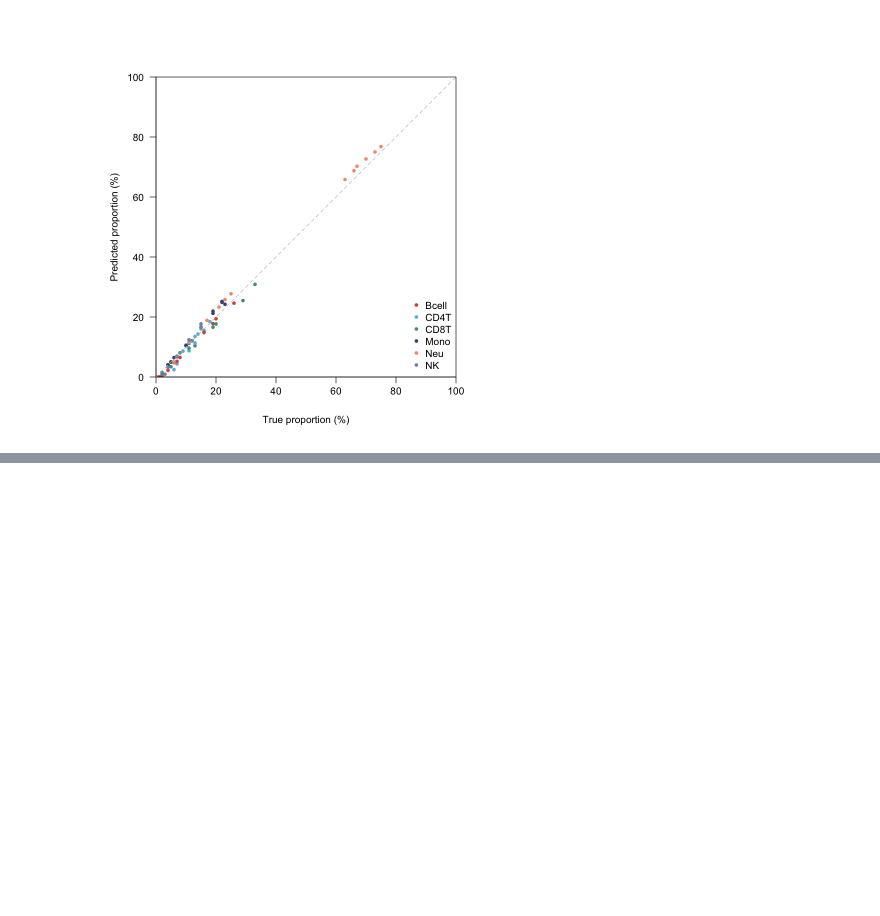
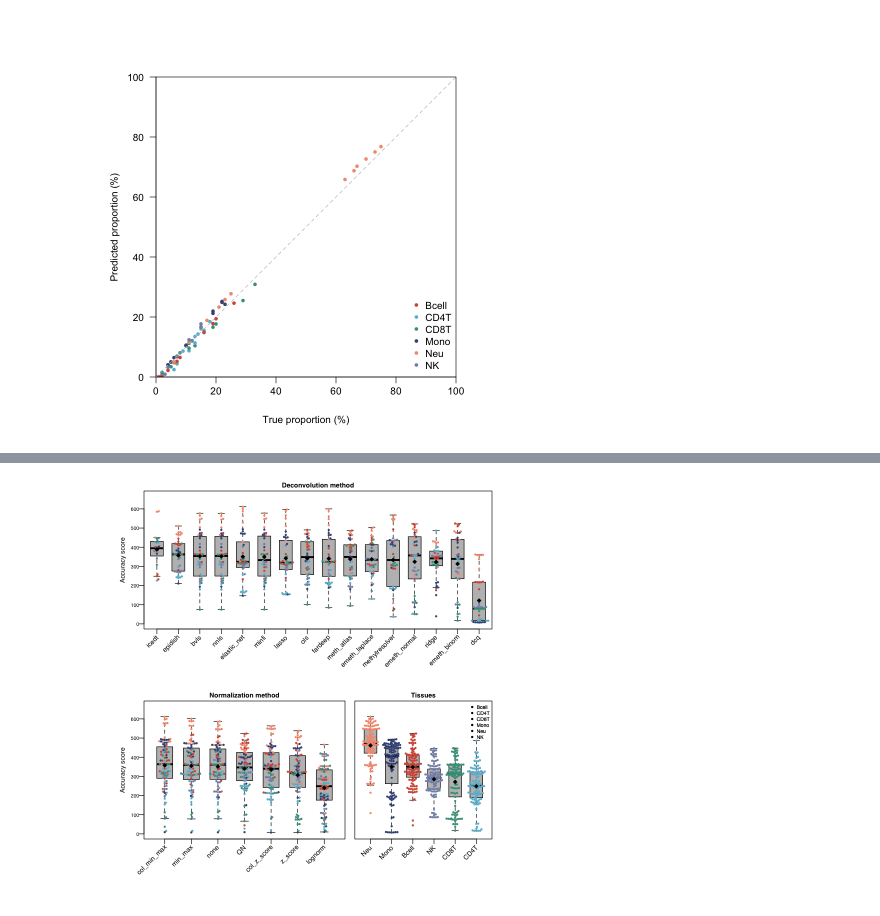
Before and after one commit to FunctionalEpigeneticsLab/DNAme-deconvolution-benchmarking, a Jupyter notebook: DNAme-deconvolution-benchmark-notebook.ipynb, the cells around one changed output, grey strips where cells are left out. Saved outputs shown, nothing was run; the diff lists cells and outputs as text; code cells hidden in the pictures; blank space fills up the shorter version.

```diff
--- a/DNAme-deconvolution-benchmark-notebook.ipynb
+++ b/DNAme-deconvolution-benchmark-notebook.ipynb
@@ -783,0 +943,78 @@ legend('bottomright', legend = names(mycolors), col = mycolors, pch = 20, bty =
+# %%
+par(mai=c(0.5,0.5,0.2,0.1))
+par(fig = c(0, 1, 0.5, 1))
+par(mar = c(5,4,1,2), family = "Helvetica", mgp = c(1.4,0.4,0), xaxs = 'r', cex.main = 2/3)
+
+
+
+XX <- boxplot(both$AS ~ both$`Deconvolution method`, col = 'grey', border = 'black',xlab = '', boxwex=.6, notch = FALSE, outline = FALSE, xaxt = 'n', yaxt = 'n', las = 2,   xlim = c(1,length(unique(both$`Deconvolution method`))), ylab = "Accuracy score", axes = F, cex.lab = 2/3, ylim = c(0, 1000*2/3))
+box()
+axis(1,  at = 1:length(unique(both$`Deconvolution method`)), labels = FALSE, las = 3, cex.axis = 2/3, tck = -0.035)
+axis(2, lwd.ticks = 1, cex.axis = 0.5, las = 2, cex = 2/3, tck = -0.0355)
+title('Deconvolution method', cex = 2/3, family='Helvetica')
+
+
+text(x = unlist(lapply(list(1:length(unique(both$`Deconvolution method`))), function(x){x})),
+     y = par("usr")[3] -40,
+     labels = XX$names,
+     xpd = NA,
+     adj = 0.965,
+     cex = 2/3,
+    srt = 45)
+
+
+MyBeeS<-beeswarm(both$AS ~ both$`Deconvolution method`, add = T, cex = 0.4, pch = NA)
+points(MyBeeS$x,MyBeeS$y,col =mycolors[as.character(both[order(both$`Deconvolution method`),"Celltype"])], pch = 16, cex = 0.5)
+
+points(aggregate(both$AS, list(both$`Deconvolution method`), FUN=mean)[order(aggregate(both$AS, list(both$`Deconvolution method`), FUN=mean)[,2], decreasing = TRUE),2], pch = 23, col = "black", bg = "black", cex = 2/3)
+
+par(fig = c(0, 0.65, 0, 0.5), new = TRUE)
+par(mar = c(5,4,1,2), family = "Helvetica", mgp = c(1.4,0.4,0), xaxs = 'r')
+
+
+
+
+XX <- boxplot(both$AS ~ both$`Normalization method`, add= FALSE, col = 'grey',xlab = '', border = 'black', boxwex=.6, notch = FALSE, outline = FALSE, xaxt = 'n', yaxt = 'n', las = 2,   xlim = c(0.5,length(unique(both$`Normalization method`))+0.5), ylab = "Accuracy score", axes = F, cex.lab = 2/3, ylim = c(0, 1000*2/3))
+box()
+axis(1,  at = 1:length(unique(both$`Normalization method`)), labels = FALSE, las = 2, cex.axis = 2/3, tck = -0.035)
+axis(2, lwd.ticks = 1, cex.axis = 0.5, las = 2, cex = 2/3, tck = -0.0355)
+title('Normalization method', cex = 2/3)
+text(x = unlist(lapply(list(1:length(unique(both$`Normalization method`))), function(x){x})),
+     y = par("usr")[3] -40,
+     labels = XX$names,
+     xpd = NA,
+     adj = 0.965,
+     cex = 2/3,
+    srt = 45)
+
+MyBeeS<-beeswarm(both$AS ~ both$`Normalization method`, add = T, cex = 0.4, pch = NA)
+points(MyBeeS$x,MyBeeS$y,col = mycolors[as.character(both[order(both$`Normalization method`),"Celltype"])], pch = 16, cex = 0.5)
+
+points(aggregate(both$AS, list(both$`Normalization method`), FUN=mean)[order(aggregate(both$AS, list(both$`Normalization method`), FUN=mean)[,2], decreasing = TRUE),2], pch = 23, col = "black", bg = "black", cex = 2/3)
+
+
+par(fig = c(0.502, 1, 0, 0.5), new = TRUE)
+
+par(mar = c(5,4,1,2), family = "Helvetica", mgp = c(1.4,0.4,0), xaxs = 'r')
+
+XX <- boxplot(both$AS ~ both$`Celltype`, add= FALSE, col = 'grey', border = 'black', boxwex=.6, notch = FALSE, outline = FALSE, xaxt = 'n', yaxt = 'n',   xlab = '',xlim = c(0.5,length(unique(both$`Celltype`))+0.5), ylab = "", axes = F, ylim = c(0, 1000*2/3))
+box()
+axis(1,  at = 1:length(unique(both$`Celltype`)), labels = FALSE, las = 2, cex.axis = 2/3, tck = -0.035)
+title('Tissues')
+text(x = unlist(lapply(list(1:length(unique(both$`Celltype`))), function(x){x})),
+     y = par("usr")[3] -40,
+     labels = XX$names,
+     xpd = NA,
+     adj = 0.965,
+     cex = 2/3,
+    srt = 45)
+
+
+MyBeeS<-beeswarm(both$AS ~ both$Celltype, add = T, cex = 0.4, pch = NA, corral ='random')
+points(MyBeeS$x,MyBeeS$y,col = mycolors[MyBeeS$x.orig], pch = 16, cex = 0.5)
+
+points(aggregate(both$AS, list(both$Celltype), FUN=mean)[order(aggregate(both$AS, list(both$Celltype), FUN=mean)[,2], decreasing = T),2], pch = 23, col = "black", bg = "black", cex = 2/3)
+legend('topright', legend = names(mycolors), col = mycolors, xpd = NA, pch = 16, bty = 'n', cex = 0.5)
+legend('topright', legend = names(mycolors), col = 'black', xpd = NA, pch = 16, bty = 'n', cex = 0.5)
+# %% [output]
+[figure, added]
```
Also changed, not shown: parts of 5 cells of this notebook.
